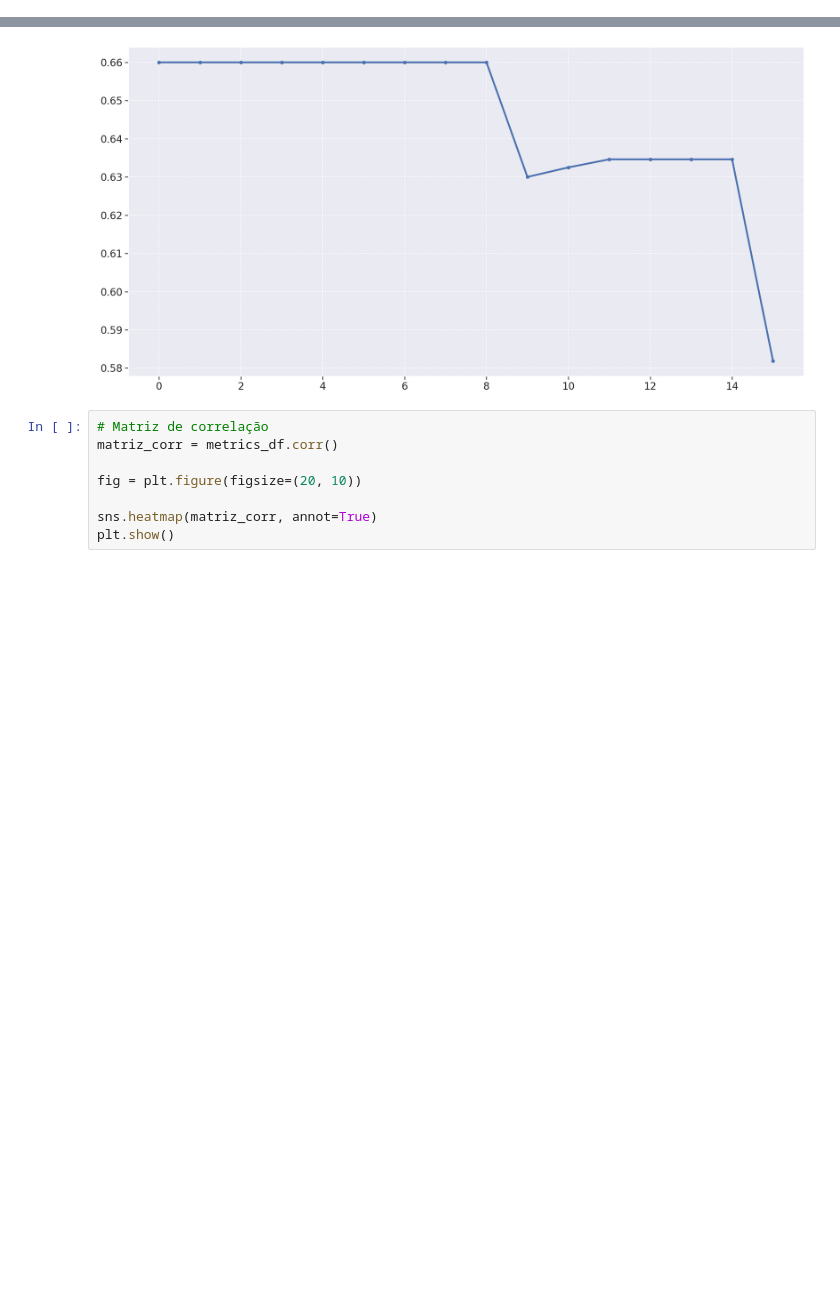
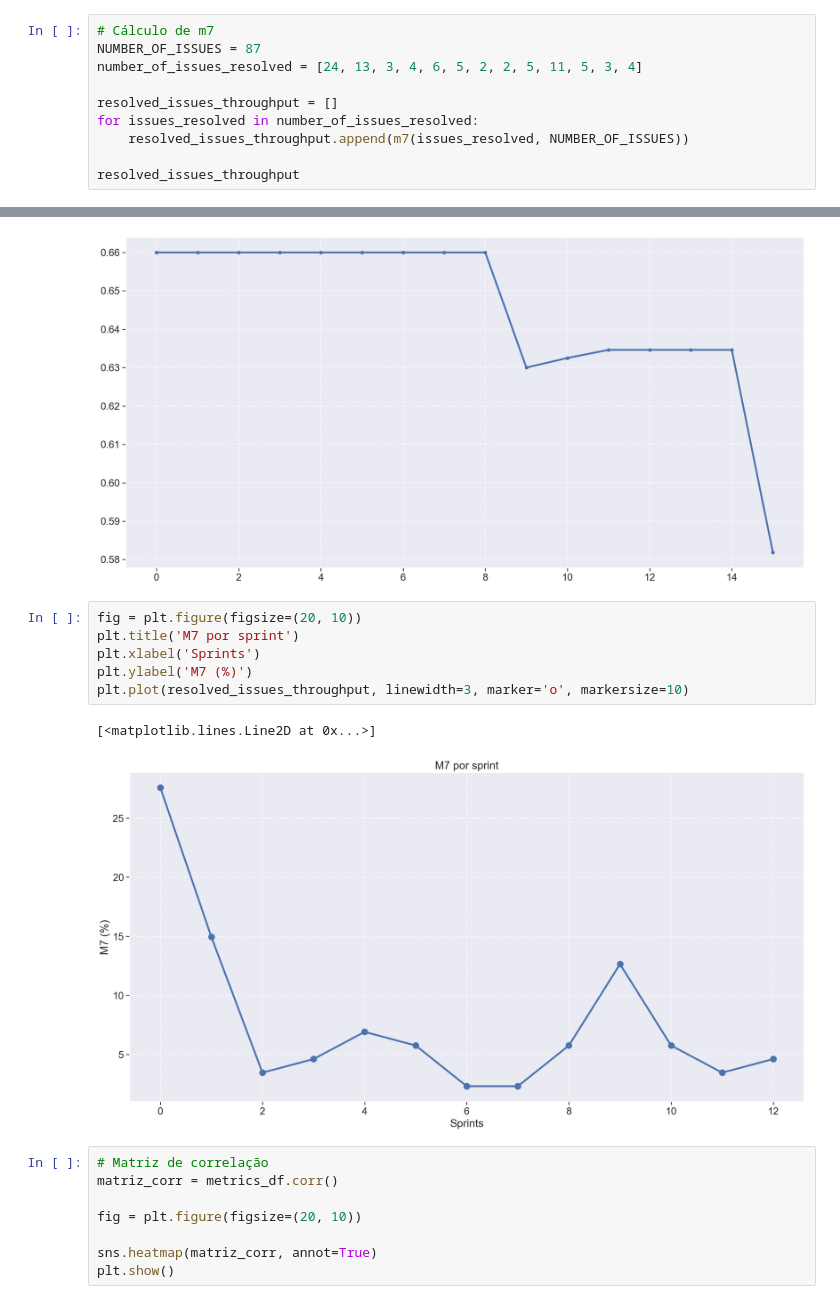
Before and after one commit to fga-eps-mds/2020.2-Violeta-Documentacao, a Jupyter notebook: docs/Projeto/analytics.ipynb, the cells around one changed output, grey strips where cells are left out. Saved outputs shown, nothing was run; the diff lists cells and outputs as text; blank space fills up the shorter version.

```diff
--- a/docs/Projeto/analytics.ipynb
+++ b/docs/Projeto/analytics.ipynb
@@ -437,3 +437,13 @@ statistics.set_index('Métricas')
 | asc1 | 0.645175 | ([0.6600000000000001], [7]) | 0.660 | 0.581842 | 0.634615 | 0.660 | 0.66 | 0.660 | 0.020655 | 0.000427 |
 | ac1 | 0.645175 | ([0.6600000000000001], [7]) | 0.660 | 0.581842 | 0.634615 | 0.660 | 0.66 | 0.660 | 0.020655 | 0.000427 |
 | total | 0.645175 | ([0.6600000000000001], [7]) | 0.660 | 0.581842 | 0.634615 | 0.660 | 0.66 | 0.660 | 0.020655 | 0.000427 |
+# %%
+# Cálculo de m7
+NUMBER_OF_ISSUES = 87
+number_of_issues_resolved = [24, 13, 3, 4, 6, 5, 2, 2, 5, 11, 5, 3, 4]
+
+resolved_issues_throughput = []
+for issues_resolved in number_of_issues_resolved:
+    resolved_issues_throughput.append(m7(issues_resolved, NUMBER_OF_ISSUES))
+
+resolved_issues_throughput
@@ -488,6 +500,15 @@ plt.plot(repo1_metrics['asc1'], linewidth=3, marker='o', markersize=5)
 # %% [output]
 [<matplotlib.lines.Line2D at 0x...>]
 [figure]
+# %%
+fig = plt.figure(figsize=(20, 10))
+plt.title('M7 por sprint')
+plt.xlabel('Sprints')
+plt.ylabel('M7 (%)')
+plt.plot(resolved_issues_throughput, linewidth=3, marker='o', markersize=10)
+# %% [output]
+[<matplotlib.lines.Line2D at 0x...>]
+[figure, added]
 # %%
 # Matriz de correlação
 matriz_corr = metrics_df.corr()
```
Also changed, not shown: parts of 10 cells of this notebook, 2 other files.
